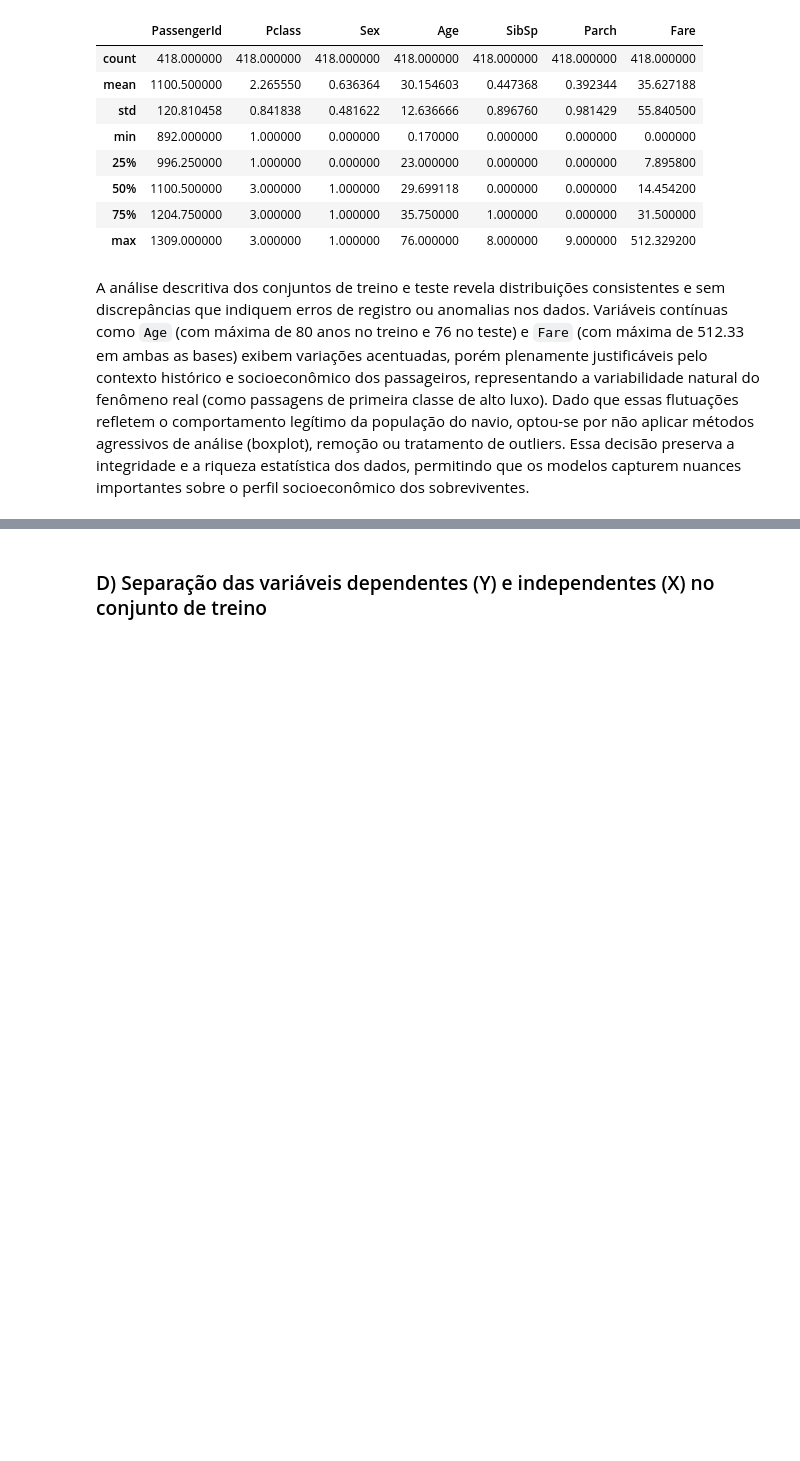
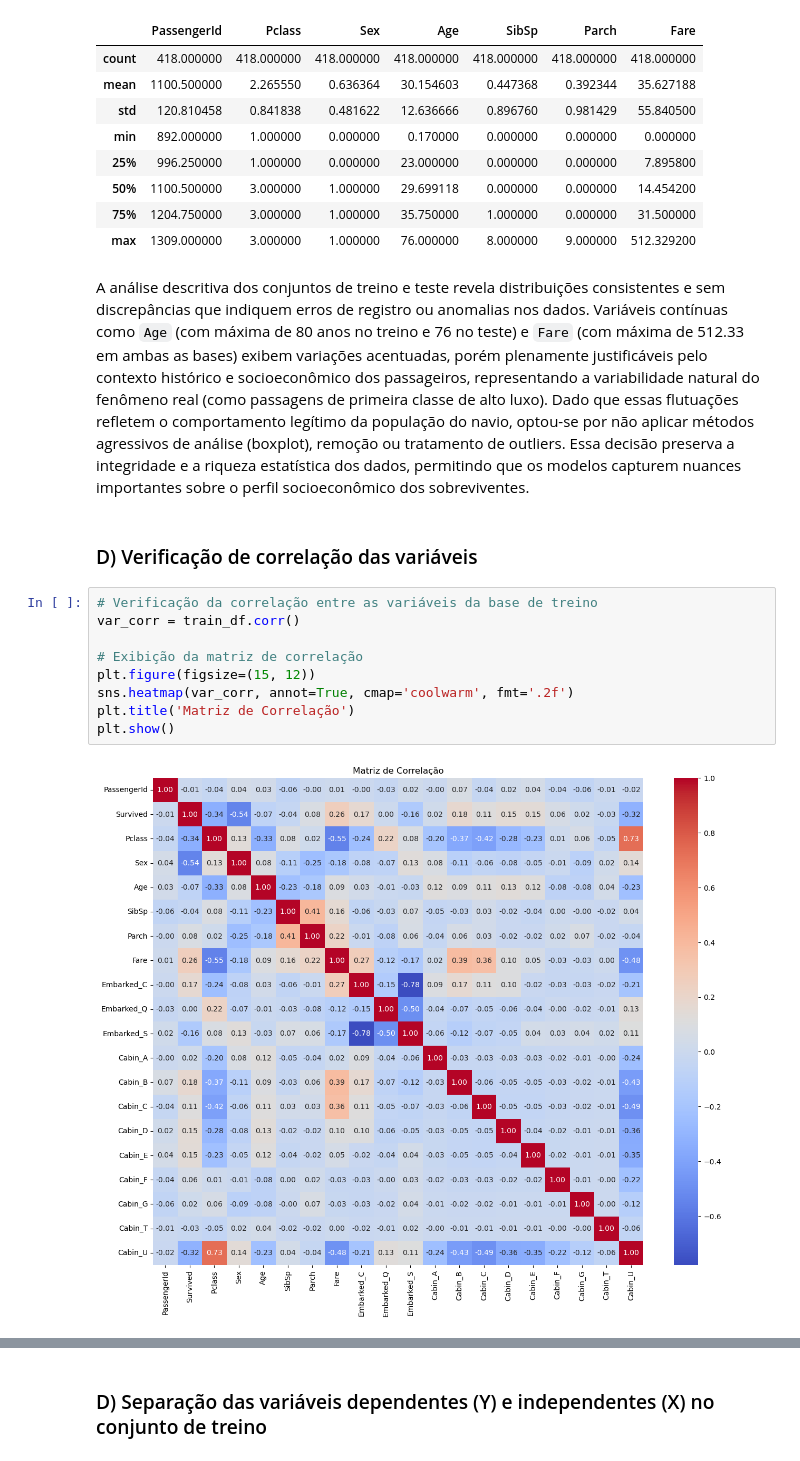
Before and after one commit to Fernandonneto/Machine_Learning_-_Duelo_Entre_Modelos_Titanic_-_EBAC, a Jupyter notebook: MOD41_EXERCICIO_DUELOFINAL.ipynb, the cells around one changed output, grey strips where cells are left out. Drawn from its saved outputs; the diff is of its cells as text; blank space fills up the shorter version.

```diff
--- a/MOD41_EXERCICIO_DUELOFINAL.ipynb
+++ b/MOD41_EXERCICIO_DUELOFINAL.ipynb
@@ -441,3 +441,16 @@ teste_df.describe()
 | max | 1309.000000 | 3.000000 | 1.000000 | 76.000000 | 8.000000 | 9.000000 | 512.329200 |
 # %% [markdown]
 A análise descritiva dos conjuntos de treino e teste revela distribuições consistentes e sem discrepâncias que indiquem erros de registro ou anomalias nos dados. Variáveis contínuas como `Age` (com máxima de 80 anos no treino e 76 no teste) e `Fare` (com máxima de 512.33 em ambas as bases) exibem variações acentuadas, porém plenamente justificáveis pelo contexto histórico e socioeconômico dos passageiros, representando a variabilidade natural do fenômeno real (como passagens de primeira classe de alto luxo). Dado que essas flutuações refletem o comportamento legítimo da população do navio, optou-se por não aplicar métodos agressivos de análise (boxplot), remoção ou tratamento de outliers. Essa decisão preserva a integridade e a riqueza estatística dos dados, permitindo que os modelos capturem nuances importantes sobre o perfil socioeconômico dos sobreviventes.
+# %% [markdown]
+### D) Verificação de correlação das variáveis
+# %%
+# Verificação da correlação entre as variáveis da base de treino
+var_corr = train_df.corr()
+
+# Exibição da matriz de correlação
+plt.figure(figsize=(15, 12))
+sns.heatmap(var_corr, annot=True, cmap='coolwarm', fmt='.2f')
+plt.title('Matriz de Correlação')
+plt.show()
+# %% [output]
+[figure, added]
```
Also changed, not shown: parts of 2 cells of this notebook.
